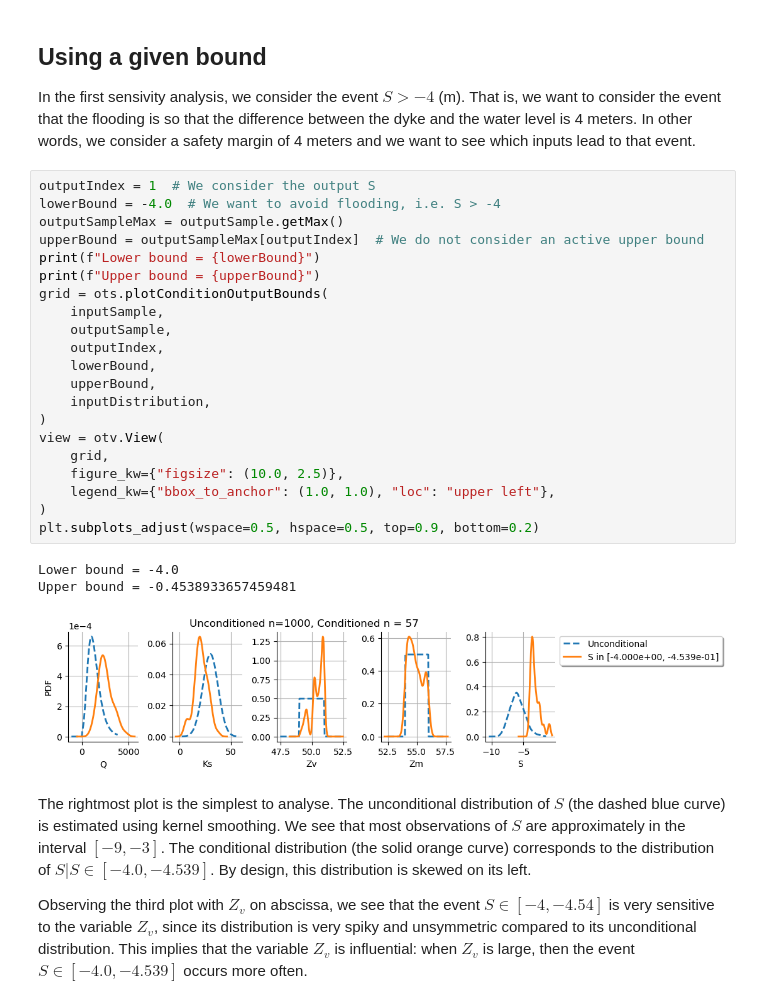
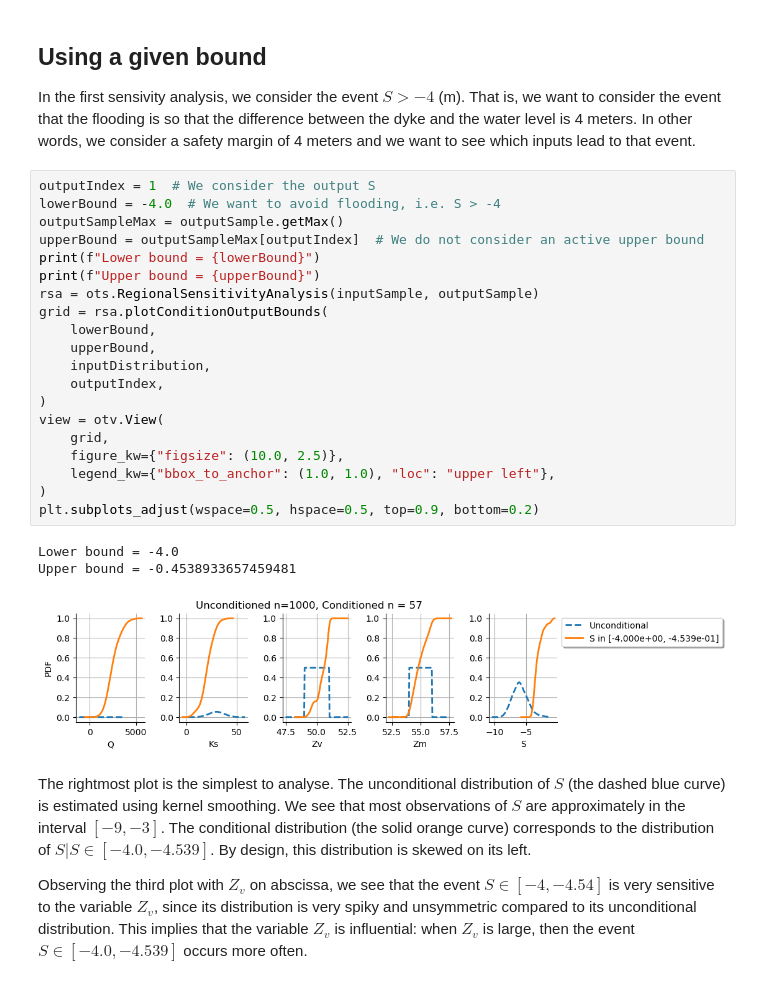
Before and after one commit to tupui/otsensitivity, a Jupyter notebook: examples/demo_plot_condition_output.ipynb, the cells around one changed output. Cells and saved outputs as stored; diff of their text form.

```diff
--- a/examples/demo_plot_condition_output.ipynb
+++ b/examples/demo_plot_condition_output.ipynb
@@ -244,28 +244,27 @@ In the first sensivity analysis, we consider the event $S > -4$ (m). That is, we
 # %%
 outputIndex = 1  # We consider the output S
 lowerBound = -4.0  # We want to avoid flooding, i.e. S > -4
 outputSampleMax = outputSample.getMax()
 upperBound = outputSampleMax[outputIndex]  # We do not consider an active upper bound
 print(f"Lower bound = {lowerBound}")
 print(f"Upper bound = {upperBound}")
-grid = ots.plotConditionOutputBounds(
-    inputSample,
-    outputSample,
-    outputIndex,
+rsa = ots.RegionalSensitivityAnalysis(inputSample, outputSample)
+grid = rsa.plotConditionOutputBounds(
     lowerBound,
     upperBound,
     inputDistribution,
+    outputIndex,
 )
 view = otv.View(
     grid,
     figure_kw={"figsize": (10.0, 2.5)},
     legend_kw={"bbox_to_anchor": (1.0, 1.0), "loc": "upper left"},
 )
 plt.subplots_adjust(wspace=0.5, hspace=0.5, top=0.9, bottom=0.2)
 # %% [output]
 Lower bound = -4.0
 Upper bound = -0.4538933657459481
-[figure, old version]
+[figure, new version]
 # %% [markdown]
 The rightmost plot is the simplest to analyse. The unconditional distribution of $S$ (the dashed blue curve) is estimated using kernel smoothing. We see that most observations of $S$ are approximately in the interval $[-9,-3]$. The conditional distribution (the solid orange curve) corresponds to the distribution of $S | S \in [-4.0,-4.539]$. By design, this distribution is skewed on its left.
 
```
Also changed, not shown: parts of 4 cells of this notebook, 4 other files.
